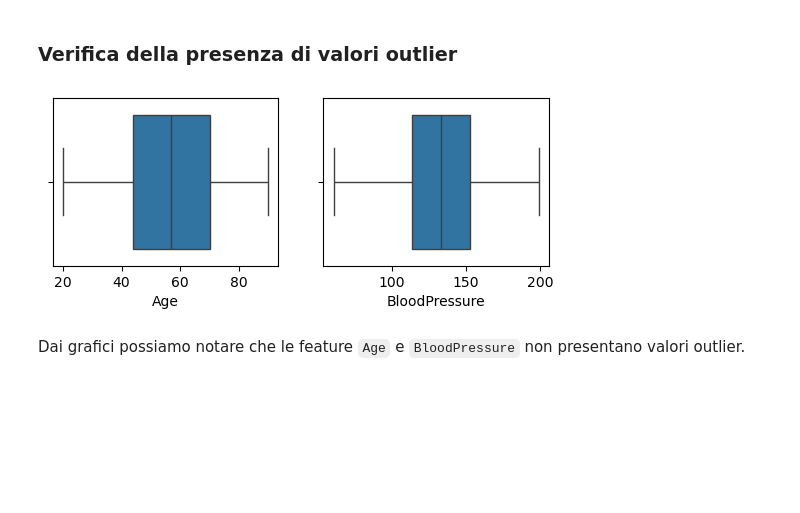
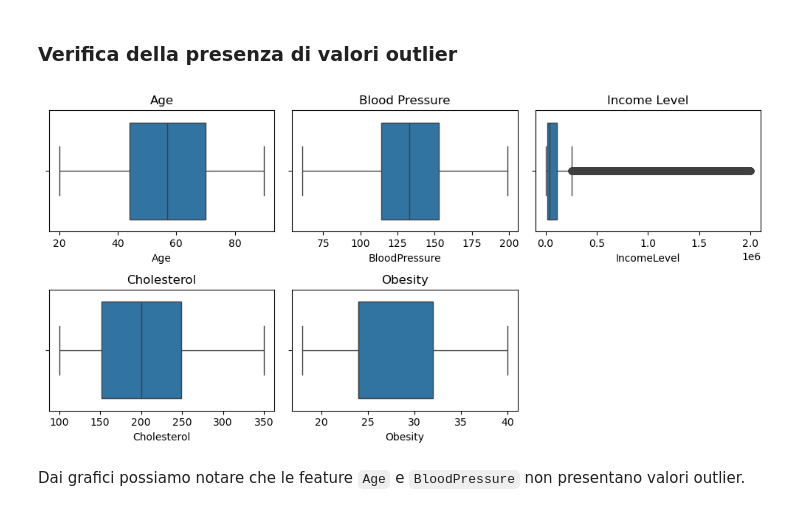
Before and after one commit to miriamsonaglia/Heart-Attack-Prediction-Model, a Jupyter notebook: DataIntensive.ipynb, the cells around one changed output. Cells and saved outputs as stored; diff of their text form; code cells hidden in the pictures; blank space fills up the shorter version.

```diff
--- a/DataIntensive.ipynb
+++ b/DataIntensive.ipynb
@@ -499,19 +434,7 @@ indonesia['Gender'] = indonesia['Gender'].astype('category')
 indonesia['IncomeLevel'] = indonesia['IncomeLevel'].map({'Low': 2500, "Middle": 8000, "High": 25_000}).astype('int32')
 indonesia['Hypertension'] = indonesia['Hypertension'].map({1:True, 0:False}).astype('bool')
 indonesia['Diabetes'] = indonesia['Diabetes'].map({1:True, 0:False}).astype('bool')
-
-'''
-bins = [-float('inf'), 200, 240, float('inf')]
-labels = ['Low', 'Normal', 'High']
-indonesia['Cholesterol'] = pd.cut(
-    indonesia['Cholesterol'],
-    bins=bins,
-    labels=labels,
-    right=False
-).astype('category')
-'''
 indonesia['Cholesterol'] = indonesia['Cholesterol'].astype('int16')
-
 indonesia['Obesity'] = indonesia['Obesity'].map({1:32, 0:24}).astype('int16')
 indonesia['FamilyHistory'] = indonesia['FamilyHistory'].map({1:True, 0:False}).astype('bool')
 indonesia['Smoker'] = indonesia['Smoker'].map({'Past':True,'Current':True, 'Never':False}).astype('bool')
@@ -523,6 +446,7 @@ indonesia['PreviousHeartAttack'] = indonesia['PreviousHeartAttack'].map({1:True,
 indonesia['Outcome'] = indonesia['Outcome'].map({1:True, 0:False}).astype('bool')
 indonesia['State'] = indonesia['State'].astype('category')
 indonesia['HealthyDiet'] = indonesia['HealthyDiet'].map({'Healthy':True, 'Unhealthy':False}).astype('bool')
+
 end_memory = indonesia.memory_usage(deep=True)
 # %%
 indonesia_memory_df['Initial'] = initial_memory
@@ -638,12 +548,31 @@ dataset.describe()
 # %% [markdown]
 ### Verifica della presenza di valori outlier
 # %%
-plt.subplot(2,2,1)
-sb.boxplot(x="Age", data=dataset);
+plt.figure(figsize=(10, 5))
 
-plt.subplot(2,2,2)
-sb.boxplot(x="BloodPressure", data=dataset);
+plt.subplot(2, 3, 1)
+sb.boxplot(x="Age", data=dataset)
+plt.title("Age")
+
+plt.subplot(2, 3, 2)
+sb.boxplot(x="BloodPressure", data=dataset)
+plt.title("Blood Pressure")
+
+plt.subplot(2, 3, 3)
+sb.boxplot(x="IncomeLevel", data=dataset)
+plt.title("Income Level")
+
+plt.subplot(2, 3, 4)
+sb.boxplot(x="Cholesterol", data=dataset)
+plt.title("Cholesterol")
+
+plt.subplot(2, 3, 5)
+sb.boxplot(x="Obesity", data=dataset)
+plt.title("Obesity")
+
+plt.tight_layout()
+plt.show()
 # %% [output]
-[figure, old version]
+[figure, new version]
 # %% [markdown]
 Dai grafici possiamo notare che le feature `Age` e `BloodPressure` non presentano valori outlier.
```
Also changed, not shown: parts of 31 cells of this notebook.
